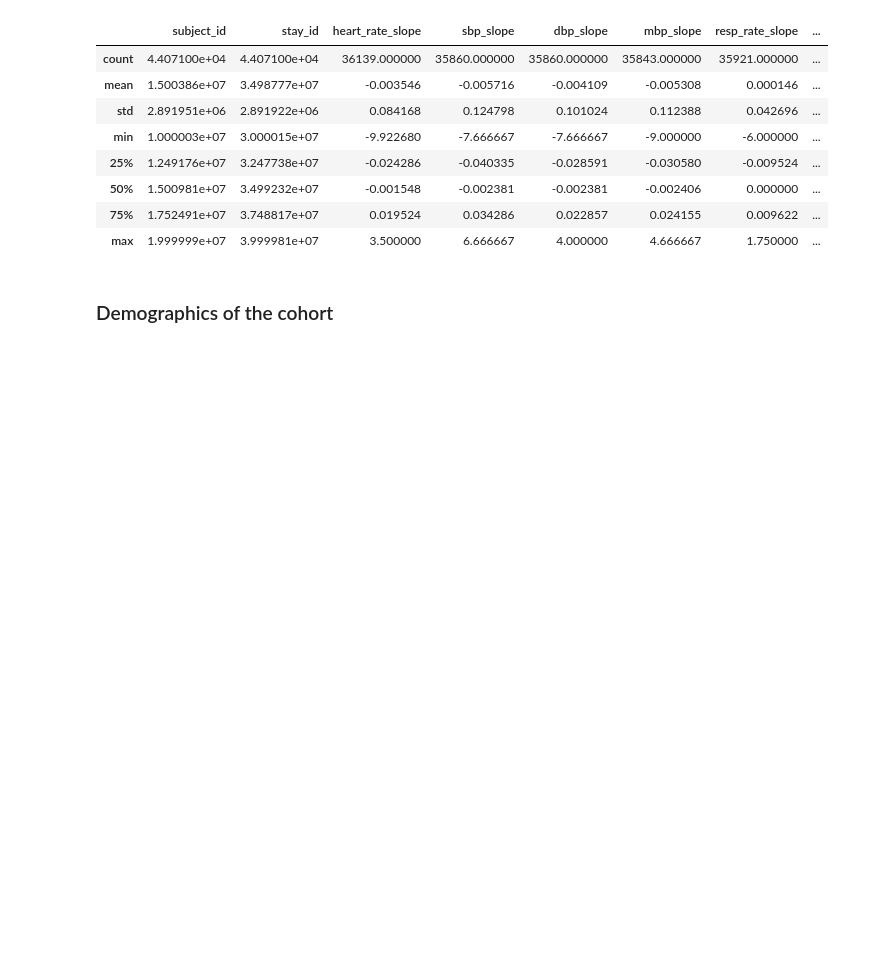
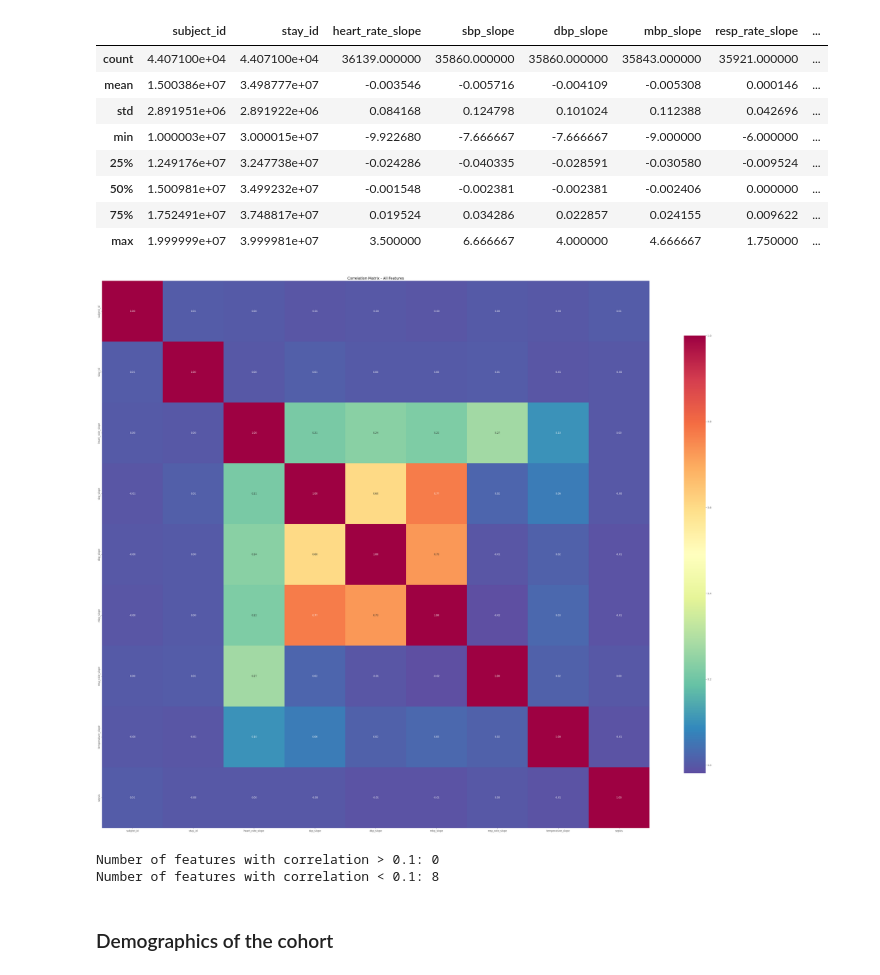
Before and after one commit to cdboer/kp-medizinische-informatik-ss23, a Jupyter notebook: eda/eda.ipynb, the cells around one changed output. Cells and saved outputs as stored; diff of their text form; code cells hidden in the pictures; blank space fills up the shorter version.

```diff
--- a/eda/eda.ipynb
+++ b/eda/eda.ipynb
@@ -893,14 +893,14 @@ RANDOM_STATE = 42
 # Extract the training data from the database
 # This query returns a table with all the features for each patient in the cohort
 # variables = sql_to_df("./sql/variables_filtered.sql", {"window_size_h": WINDOW_SIZE_H, "window_stop_size_h": WINDOW_STOP_SIZE_H})
-variables = sql_to_df("./sql/variables_slope.sql", {"window_size_h": WINDOW_SIZE_H, "window_stop_size_h": WINDOW_STOP_SIZE_H})
+df = sql_to_df("./sql/variables_slope.sql", {"window_size_h": WINDOW_SIZE_H, "window_stop_size_h": WINDOW_STOP_SIZE_H})
 
 # Filter out duplicate columns (by name)
-variables = variables.loc[:, ~variables.columns.duplicated()]
+df = df.loc[:, ~df.columns.duplicated()]
 
 # Summary statistics, increase number of shown columns
 pd.set_option("display.max_columns", 500)
-variables.describe()
+df.describe()
 # %% [output]
 |  | subject_id | stay_id | heart_rate_slope | sbp_slope | dbp_slope | mbp_slope | resp_rate_slope | ... |
 | count | 4.407100e+04 | 4.407100e+04 | 36139.000000 | 35860.000000 | 35860.000000 | 35843.000000 | 35921.000000 | ... |
@@ -913,34 +913,38 @@ variables.describe()
 | max | 1.999999e+07 | 3.999981e+07 | 3.500000 | 6.666667 | 4.000000 | 4.666667 | 1.750000 | ... |
 # %%
 # Ensure that sepsis is the last column
-sepsis_col = variables.pop("sepsis")
-variables["sepsis"] = sepsis_col
+sepsis_col = df.pop("sepsis")
+df["sepsis"] = sepsis_col
 
 # variables.fillna(-1, inplace=True)
 
-plot_corr_matrix(variables, title="Correlation Matrix - All Features", figsize=(50, 40), linewidth=0)
+plot_corr_matrix(df, title="Correlation Matrix - All Features", figsize=(50, 40), linewidth=0)
 
 # List all features with a correlation > cuttoff with the target variable "sepsis"
 cutoff = 0.1
 
 # Calculate the correlation matrix
-correlation_matrix = variables.corr()
+correlation_matrix = df.corr()
 
 # Get correlations of 'target_variable'
 correlations_target = correlation_matrix["sepsis"]
 
 # Get features that have a correlation higher than 0.15 with 'target_variable'
 features_high_corr = correlations_target[correlations_target.abs() >= cutoff]
 features_low_corr = correlations_target[correlations_target.abs() < cutoff]
 
 # Exclude the target variable itself
 features_high_corr = features_high_corr.drop("sepsis")
 
 # Print number of features
 print(f"Number of features with correlation > {cutoff}: " + str(len(features_high_corr)))
 
 # Print number of features that fall below the cutoff
 print(f"Number of features with correlation < {cutoff}: " + str(len(features_low_corr)))
+# %% [output]
+[figure, added]
+Number of features with correlation > 0.1: 0
+Number of features with correlation < 0.1: 8
 # %% [markdown]
 ### Demographics of the cohort
 # %%
```
Also changed, not shown: parts of 4 cells of this notebook.
